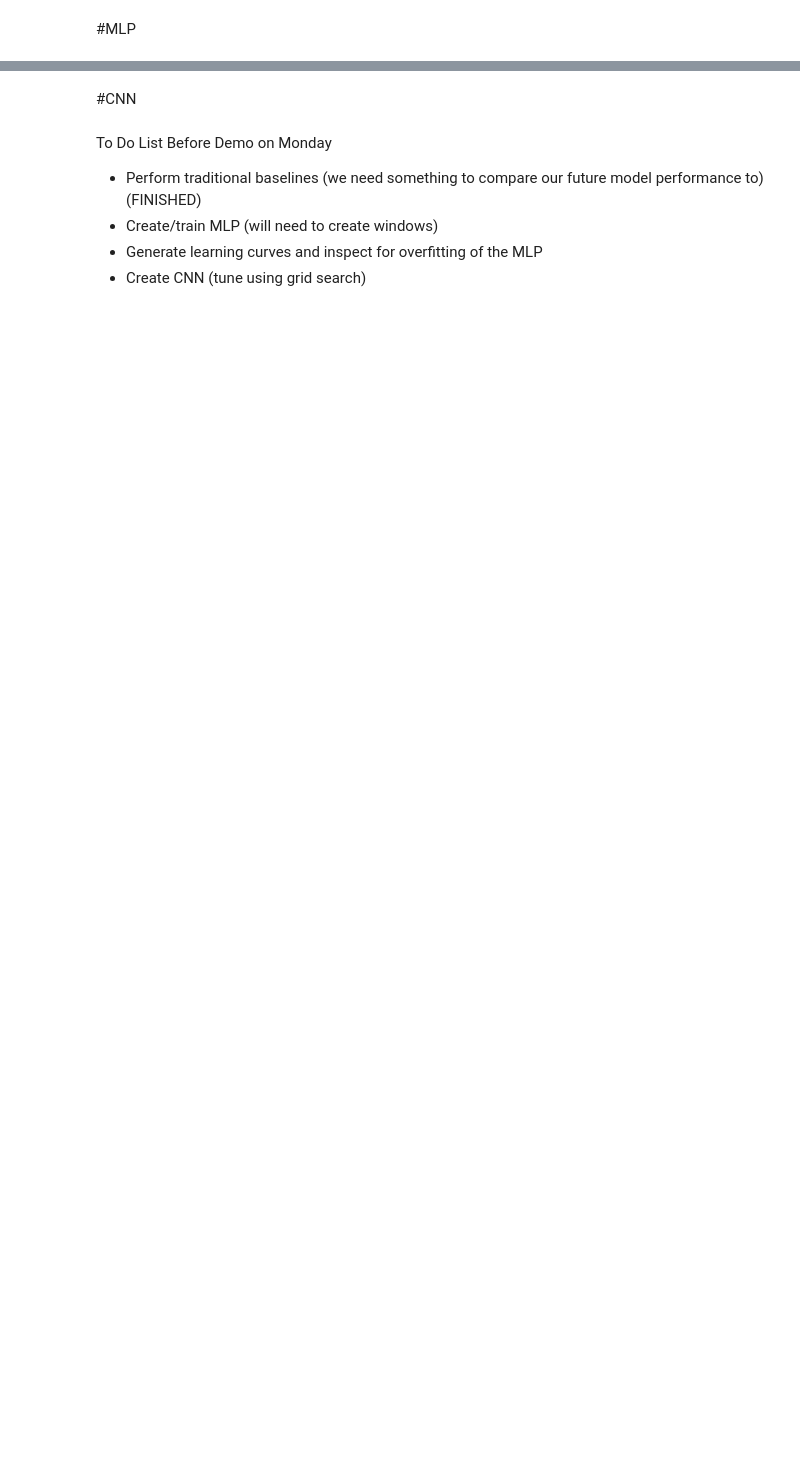
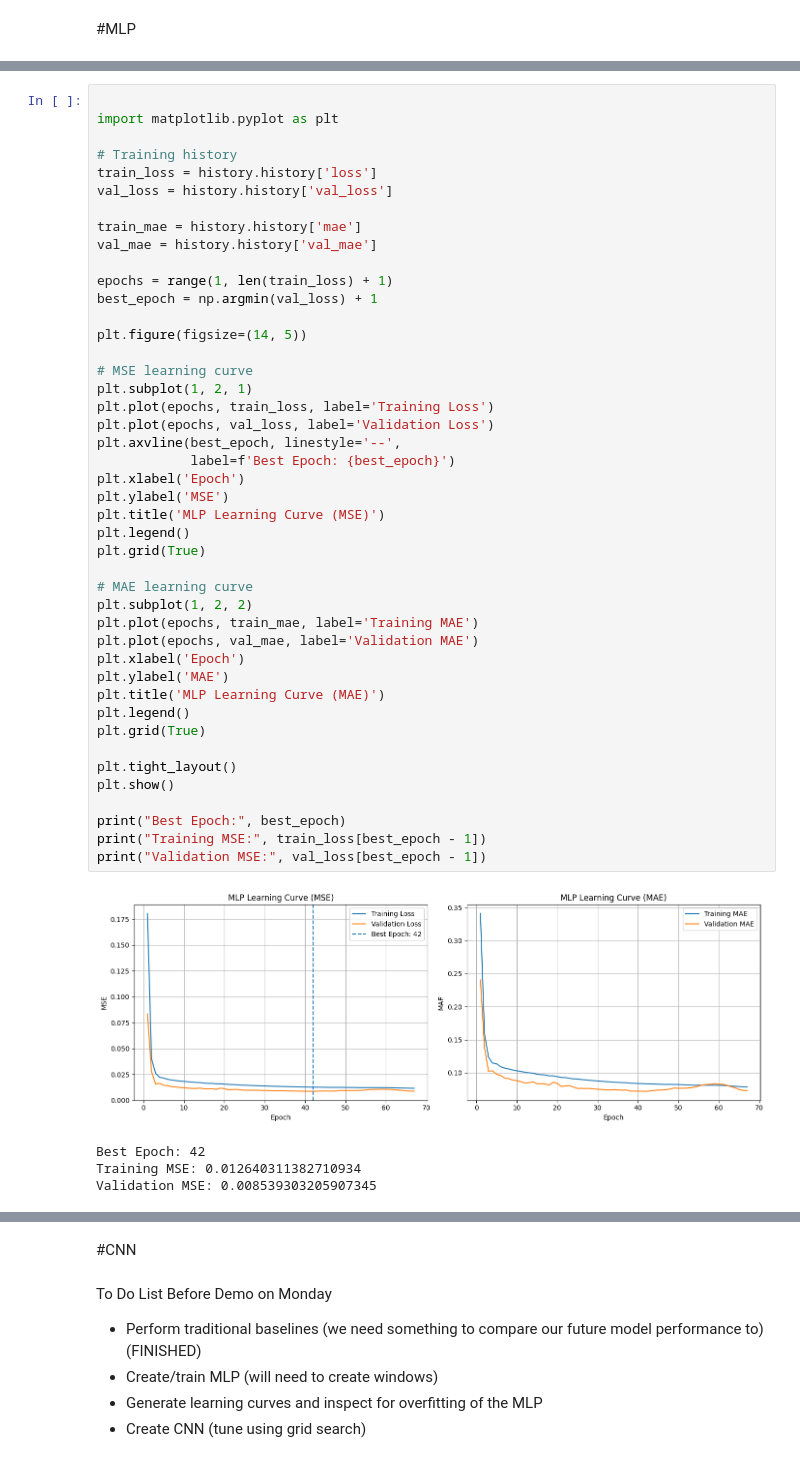
Before and after one commit to LamaAbdulal/AISE4010_Project, a Jupyter notebook: Project_Bike_Share_Capital.ipynb, the cells around one changed output, grey strips where cells are left out. Saved outputs shown, nothing was run; the diff lists cells and outputs as text; blank space fills up the shorter version.

Commit message:
created and trained mlp; generated learning curves and inspected for overfitting

```diff
--- a/Project_Bike_Share_Capital.ipynb
+++ b/Project_Bike_Share_Capital.ipynb
@@ -607,0 +801,49 @@ Naiv
+# %%
+
+import matplotlib.pyplot as plt
+
+# Training history
+train_loss = history.history['loss']
+val_loss = history.history['val_loss']
+
+train_mae = history.history['mae']
+val_mae = history.history['val_mae']
+
+epochs = range(1, len(train_loss) + 1)
+best_epoch = np.argmin(val_loss) + 1
+
+plt.figure(figsize=(14, 5))
+
+# MSE learning curve
+plt.subplot(1, 2, 1)
+plt.plot(epochs, train_loss, label='Training Loss')
+plt.plot(epochs, val_loss, label='Validation Loss')
+plt.axvline(best_epoch, linestyle='--',
+            label=f'Best Epoch: {best_epoch}')
+plt.xlabel('Epoch')
+plt.ylabel('MSE')
+plt.title('MLP Learning Curve (MSE)')
+plt.legend()
+plt.grid(True)
+
+# MAE learning curve
+plt.subplot(1, 2, 2)
+plt.plot(epochs, train_mae, label='Training MAE')
+plt.plot(epochs, val_mae, label='Validation MAE')
+plt.xlabel('Epoch')
+plt.ylabel('MAE')
+plt.title('MLP Learning Curve (MAE)')
+plt.legend()
+plt.grid(True)
+
+plt.tight_layout()
+plt.show()
+
+print("Best Epoch:", best_epoch)
+print("Training MSE:", train_loss[best_epoch - 1])
+print("Validation MSE:", val_loss[best_epoch - 1])
+# %% [output]
+[figure, added]
+Best Epoch: 42
+Training MSE: 0.012640311382710934
+Validation MSE: 0.008539303205907345
```
Also changed, not shown: parts of 12 cells of this notebook.
